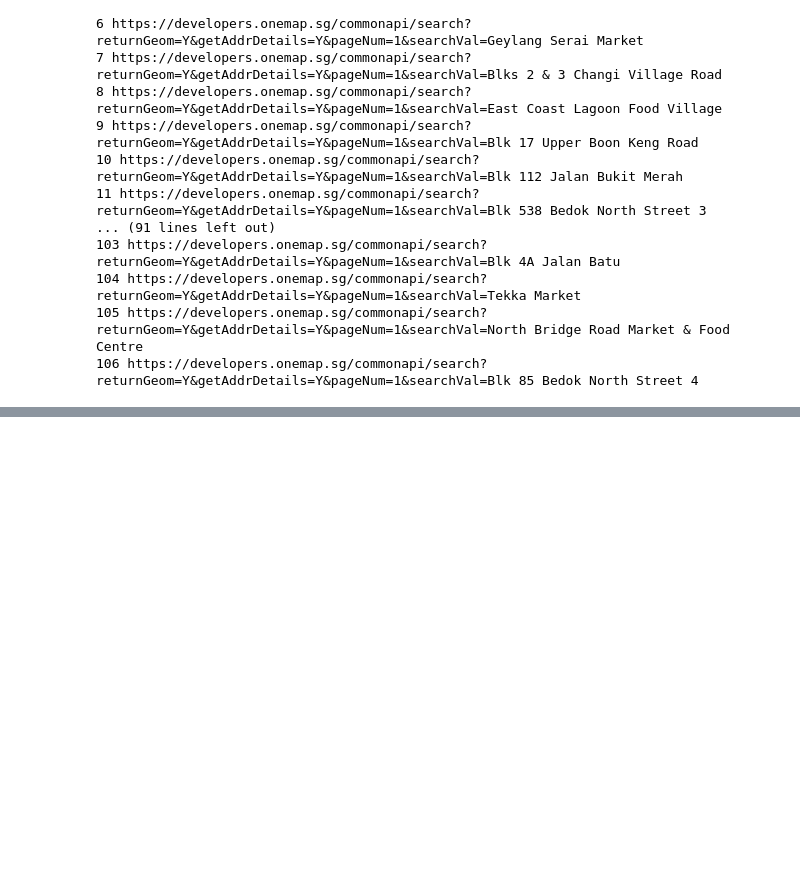
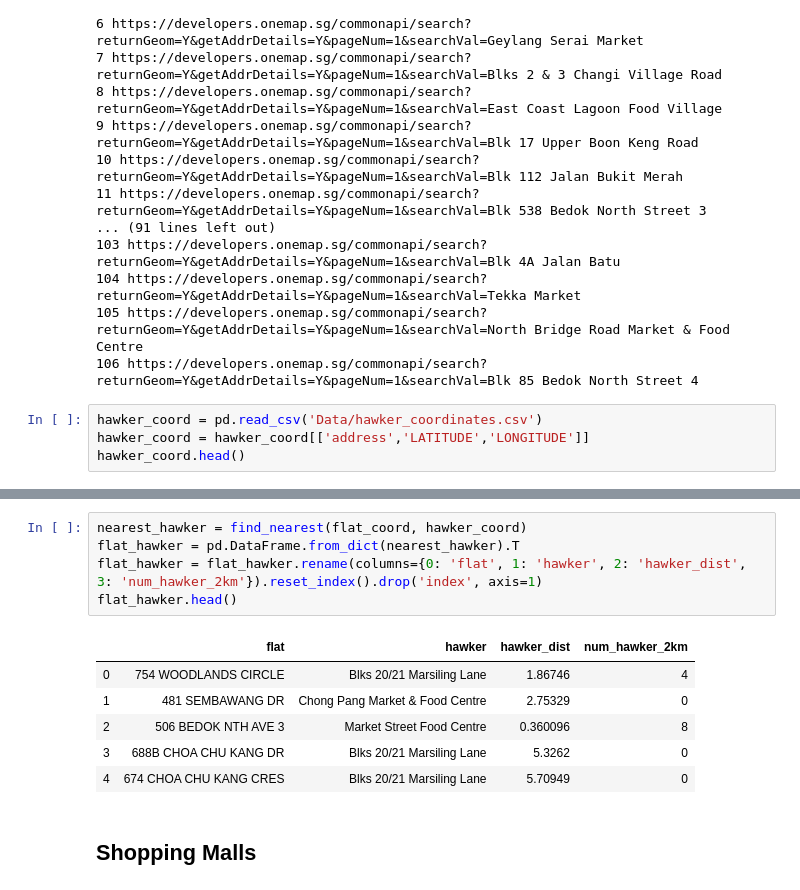
Before and after one commit to teyang-lau/HDB_Resale_Prices, a Jupyter notebook: get_coordinates.ipynb, the cells around one changed output, grey strips where cells are left out. Saved outputs shown, nothing was run; the diff lists cells and outputs as text; blank space fills up the shorter version.

```diff
--- a/get_coordinates.ipynb
+++ b/get_coordinates.ipynb
@@ -207,3 +301,7 @@ find_postal(unique_hawker_name, 'Data/hawker_coordinates')
 104 https://developers.onemap.sg/commonapi/search?returnGeom=Y&getAddrDetails=Y&pageNum=1&searchVal=Tekka Market
 105 https://developers.onemap.sg/commonapi/search?returnGeom=Y&getAddrDetails=Y&pageNum=1&searchVal=North Bridge Road Market & Food Centre
 106 https://developers.onemap.sg/commonapi/search?returnGeom=Y&getAddrDetails=Y&pageNum=1&searchVal=Blk 85 Bedok North Street 4
+# %%
+hawker_coord = pd.read_csv('Data/hawker_coordinates.csv')
+hawker_coord = hawker_coord[['address','LATITUDE','LONGITUDE']]
+hawker_coord.head()
@@ -209,0 +315,14 @@ find_postal(unique_hawker_name, 'Data/hawker_coordinates')
+# %%
+nearest_hawker = find_nearest(flat_coord, hawker_coord)
+flat_hawker = pd.DataFrame.from_dict(nearest_hawker).T
+flat_hawker = flat_hawker.rename(columns={0: 'flat', 1: 'hawker', 2: 'hawker_dist', 3: 'num_hawker_2km'}).reset_index().drop('index', axis=1)
+flat_hawker.head()
+# %% [output]
+|  | flat | hawker | hawker_dist | num_hawker_2km |
+| 0 | 754 WOODLANDS CIRCLE | Blks 20/21 Marsiling Lane | 1.86746 | 4 |
+| 1 | 481 SEMBAWANG DR | Chong Pang Market & Food Centre | 2.75329 | 0 |
+| 2 | 506 BEDOK NTH AVE 3 | Market Street Food Centre | 0.360096 | 8 |
+| 3 | 688B CHOA CHU KANG DR | Blks 20/21 Marsiling Lane | 5.3262 | 0 |
+| 4 | 674 CHOA CHU KANG CRES | Blks 20/21 Marsiling Lane | 5.70949 | 0 |
+# %% [markdown]
+## Shopping Malls
```
Also changed, not shown: parts of 25 cells of this notebook, 1 other file.
